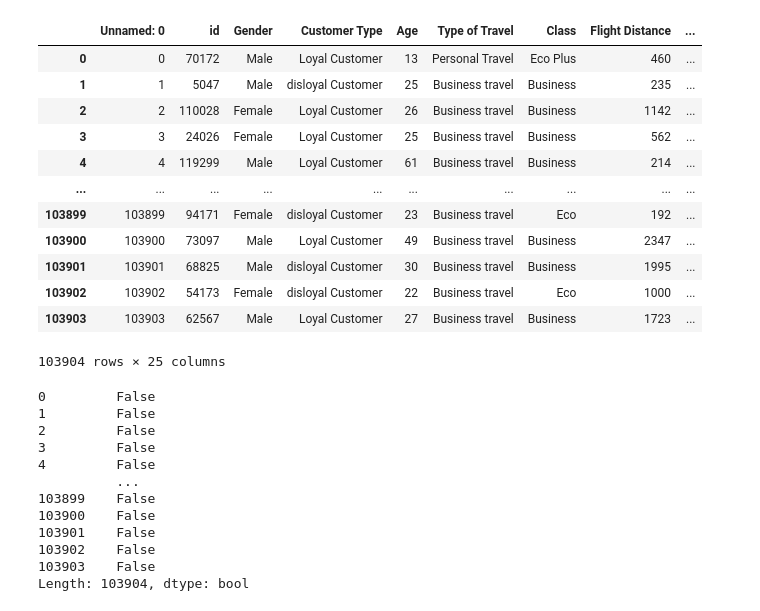
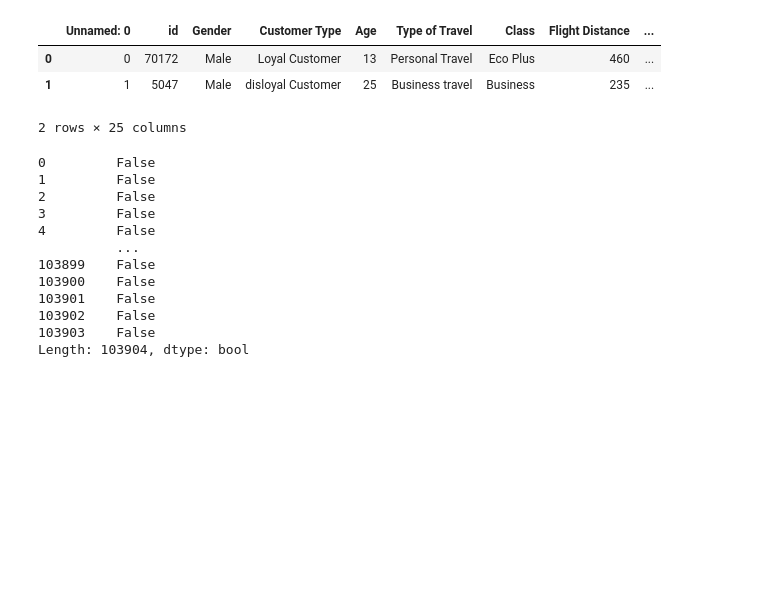
Before and after one commit to SoniMohandas/airline_passenger_satisfaction, a Jupyter notebook: airline.ipynb, the cells around one changed output. Saved outputs shown, nothing was run; the diff lists cells and outputs as text; code cells hidden in the pictures; blank space fills up the shorter version.

```diff
--- a/airline.ipynb
+++ b/airline.ipynb
@@ -8,22 +8,13 @@ warnings.filterwarnings('ignore')
 # %%
 # Read and load csv file into a dataframe
 train_df = pd.read_csv("Resources/train.csv")
 test_df = pd.read_csv("Resources/test.csv")
-train_df
+train_df.head(2)
 # %% [output]
 |  | Unnamed: 0 | id | Gender | Customer Type | Age | Type of Travel | Class | Flight Distance | ... |
 | 0 | 0 | 70172 | Male | Loyal Customer | 13 | Personal Travel | Eco Plus | 460 | ... |
 | 1 | 1 | 5047 | Male | disloyal Customer | 25 | Business travel | Business | 235 | ... |
-| 2 | 2 | 110028 | Female | Loyal Customer | 26 | Business travel | Business | 1142 | ... |
-| 3 | 3 | 24026 | Female | Loyal Customer | 25 | Business travel | Business | 562 | ... |
-| 4 | 4 | 119299 | Male | Loyal Customer | 61 | Business travel | Business | 214 | ... |
-| ... | ... | ... | ... | ... | ... | ... | ... | ... | ... |
-| 103899 | 103899 | 94171 | Female | disloyal Customer | 23 | Business travel | Eco | 192 | ... |
-| 103900 | 103900 | 73097 | Male | Loyal Customer | 49 | Business travel | Business | 2347 | ... |
-| 103901 | 103901 | 68825 | Male | disloyal Customer | 30 | Business travel | Business | 1995 | ... |
-| 103902 | 103902 | 54173 | Female | disloyal Customer | 22 | Business travel | Eco | 1000 | ... |
-| 103903 | 103903 | 62567 | Male | Loyal Customer | 27 | Business travel | Business | 1723 | ... |
-103904 rows × 25 columns
+2 rows × 25 columns
 # %%
 train_df.duplicated()
 # %% [output]
```
Also changed, not shown: parts of 7 cells of this notebook, 1 other file.
